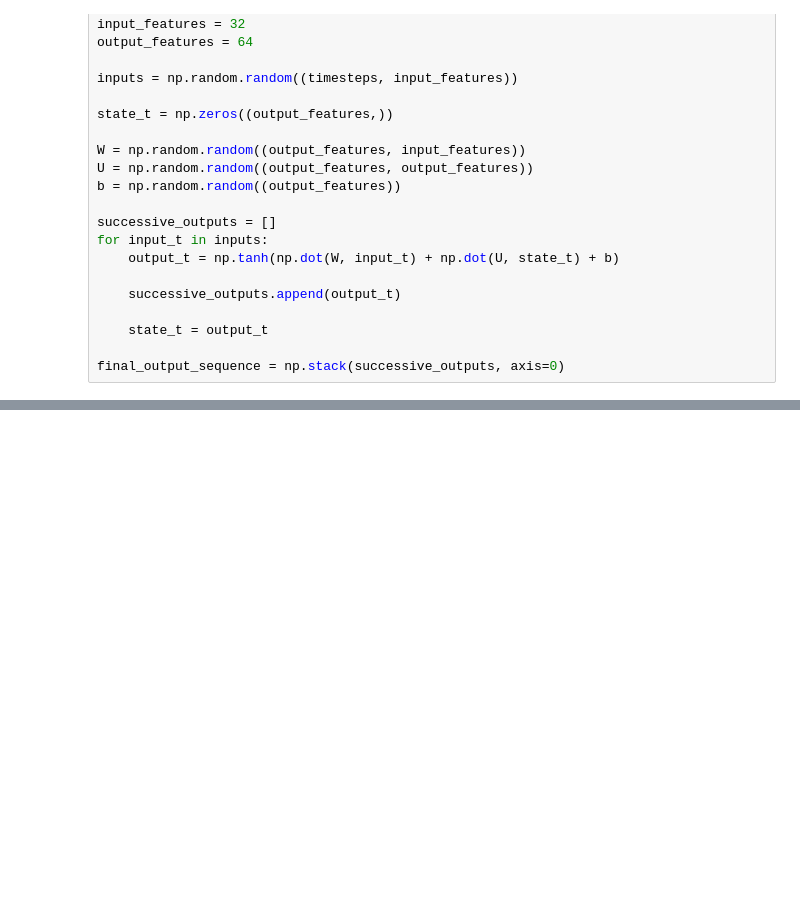
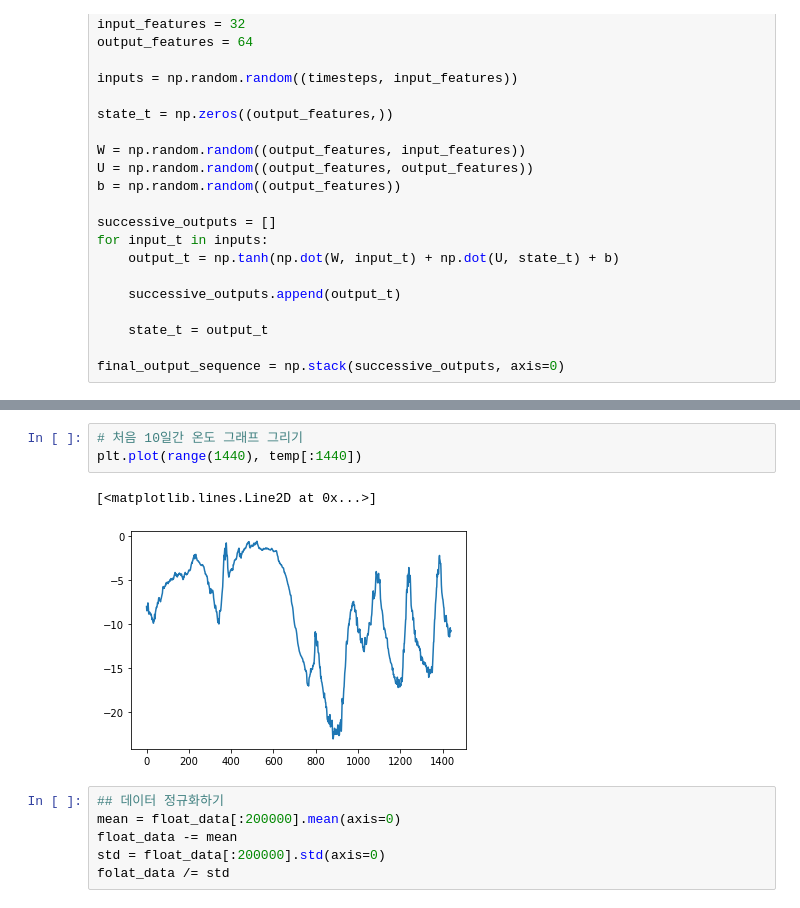
Before and after one commit to Jaejuna/LearningKeras, a Jupyter notebook: ch06.ipynb, the cells around one changed output, grey strips where cells are left out. Drawn from its saved outputs; the diff is of its cells as text; blank space fills up the shorter version.

```diff
--- a/ch06.ipynb
+++ b/ch06.ipynb
@@ -282,0 +331,12 @@ Epoch 10/10
+# %%
+# 처음 10일간 온도 그래프 그리기
+plt.plot(range(1440), temp[:1440])
+# %% [output]
+[<matplotlib.lines.Line2D at 0x...>]
+[figure, added]
+# %%
+## 데이터 정규화하기
+mean = float_data[:200000].mean(axis=0)
+float_data -= mean
+std = float_data[:200000].std(axis=0)
+folat_data /= std
```
Also changed, not shown: parts of 6 cells of this notebook, 1 other file.
